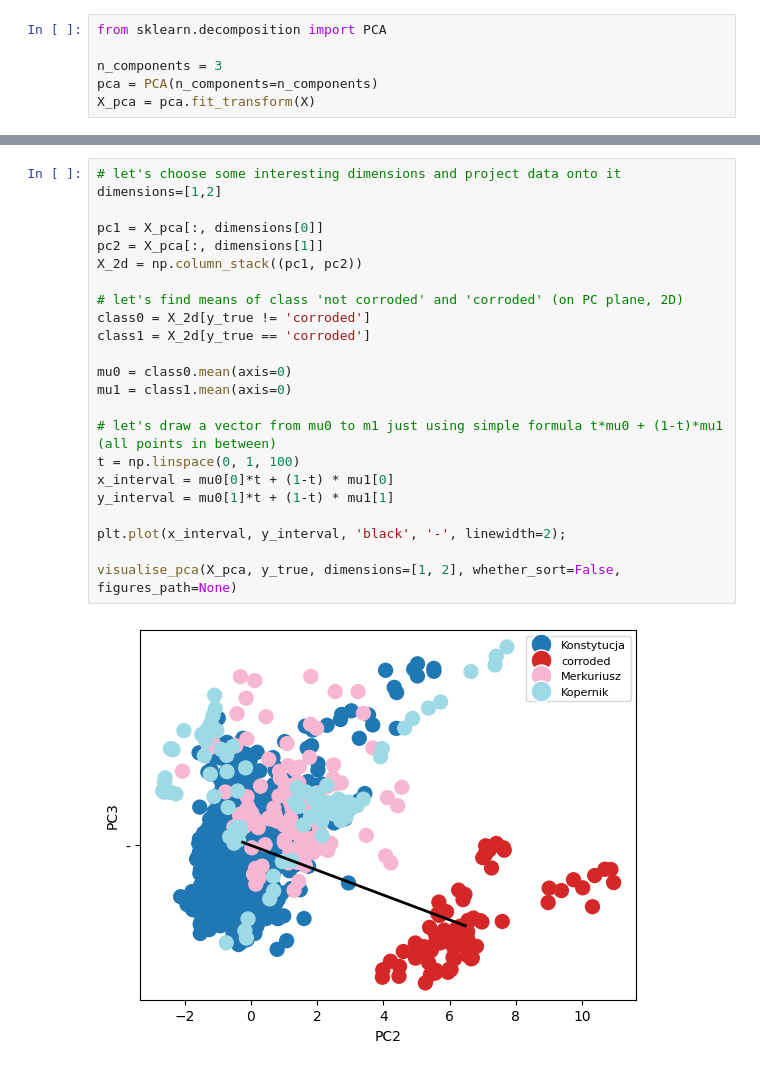
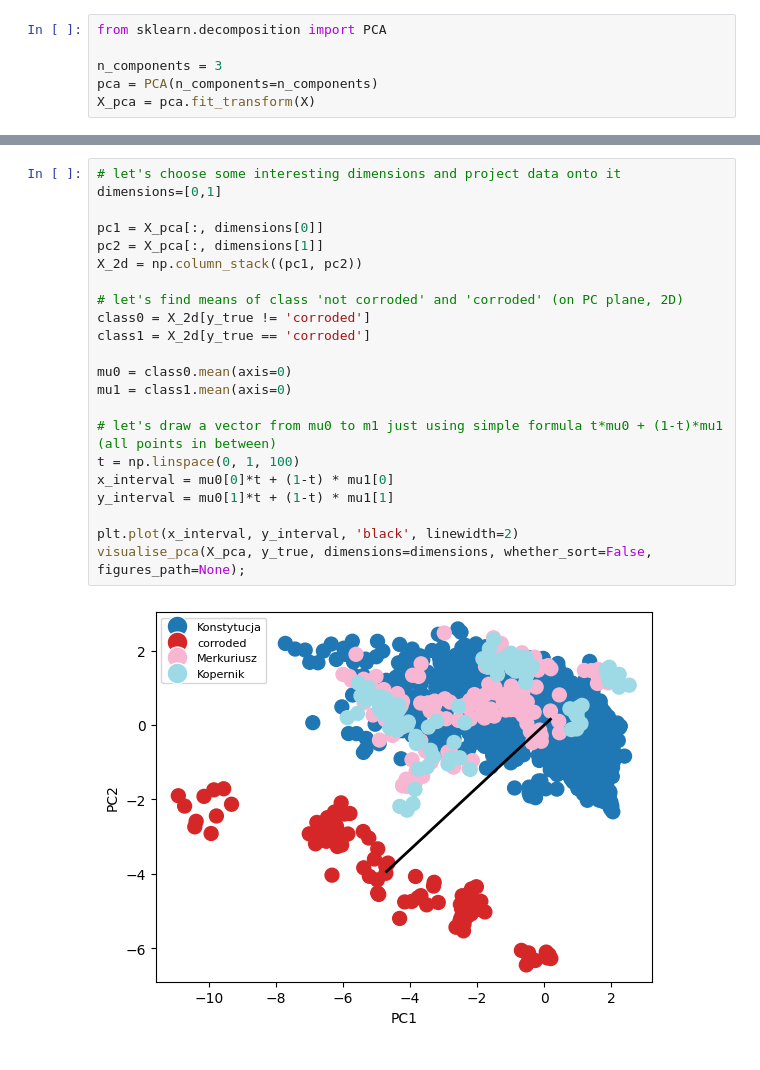
Before and after one commit to BDomzal/inks, a Jupyter notebook: analysis/interpretation_of_results.ipynb, the cells around one changed output, grey strips where cells are left out. Drawn from its saved outputs; the diff is of its cells as text.

```diff
--- a/analysis/interpretation_of_results.ipynb
+++ b/analysis/interpretation_of_results.ipynb
@@ -88,28 +87,27 @@ visualise_pca(X_pca, y_true, dimensions=[1, 2], whether_sort=False, figures_path
 # %%
 # let's choose some interesting dimensions and project data onto it
-dimensions=[1,2]
+dimensions=[0,1]
 
 pc1 = X_pca[:, dimensions[0]]
 pc2 = X_pca[:, dimensions[1]]
 X_2d = np.column_stack((pc1, pc2))
 
 # let's find means of class 'not corroded' and 'corroded' (on PC plane, 2D)
 class0 = X_2d[y_true != 'corroded']
 class1 = X_2d[y_true == 'corroded']
 
 mu0 = class0.mean(axis=0)
 mu1 = class1.mean(axis=0)
 
 # let's draw a vector from mu0 to m1 just using simple formula t*mu0 + (1-t)*mu1 (all points in between)
 t = np.linspace(0, 1, 100)
 x_interval = mu0[0]*t + (1-t) * mu1[0]
 y_interval = mu0[1]*t + (1-t) * mu1[1]
 
-plt.plot(x_interval, y_interval, 'black', '-', linewidth=2);
-
-visualise_pca(X_pca, y_true, dimensions=[1, 2], whether_sort=False, figures_path=None)
+plt.plot(x_interval, y_interval, 'black', linewidth=2)
+visualise_pca(X_pca, y_true, dimensions=dimensions, whether_sort=False, figures_path=None);
 # %% [output]
-[figure, old version]
+[figure, new version]
 # %%
 #vector from not corroded to corroded (on PC plane, 2D)
 w = mu1 - mu0
```
Also changed, not shown: parts of 12 cells of this notebook, 4 other files.
